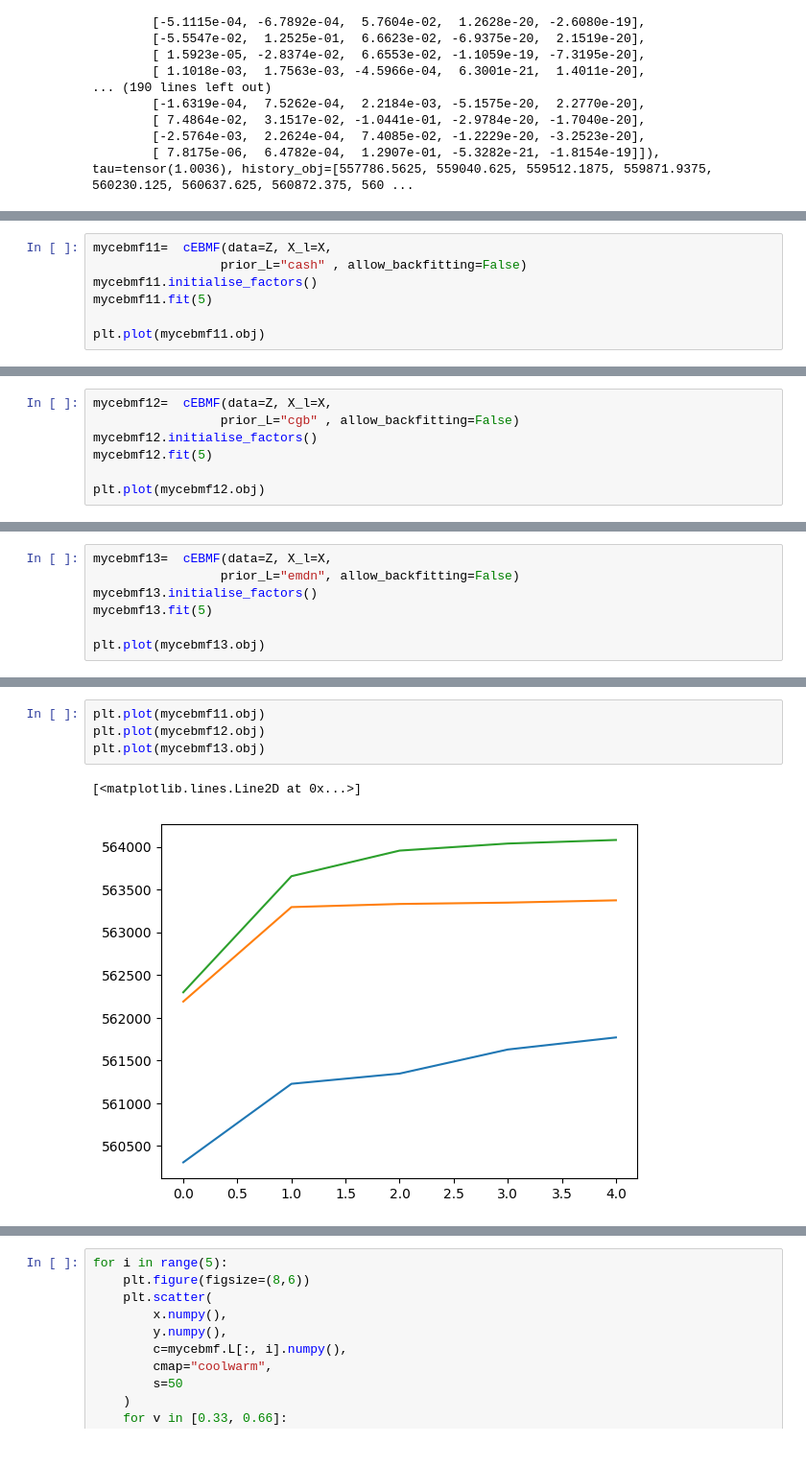
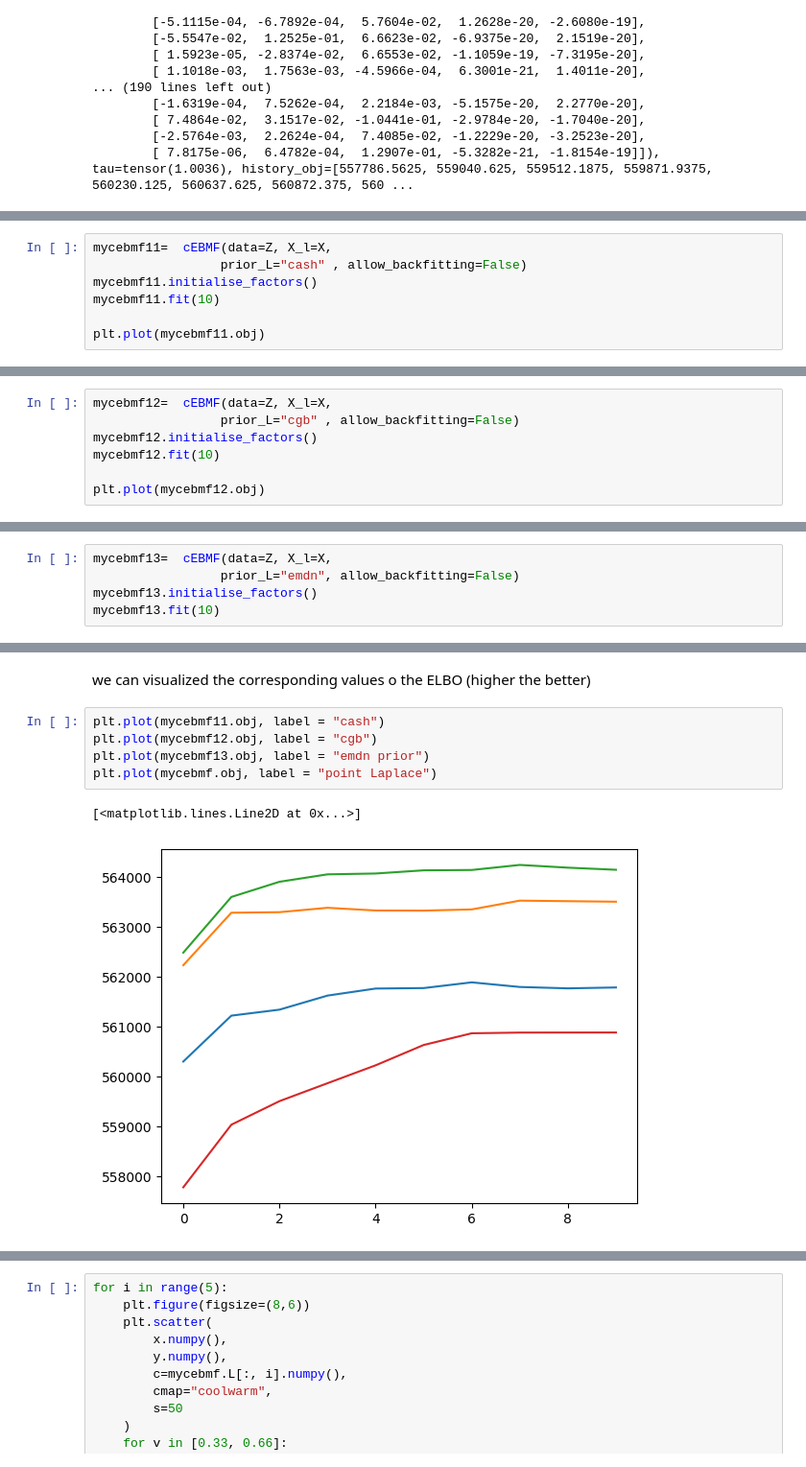
Before and after one commit to william-denault/cebmf_torch, a Jupyter notebook: examples/Tiled-clustering model.ipynb, the cells around one changed output, grey strips where cells are left out. Shown at 96% size. Drawn from its saved outputs; the diff is of its cells as text.

```diff
--- a/examples/Tiled-clustering model.ipynb
+++ b/examples/Tiled-clustering model.ipynb
@@ -163,7 +205,7 @@ Here we store the side information for the rows $L$ in the matrix $X$ that we pa
 mycebmf11=  cEBMF(data=Z, X_l=X,
                  prior_L="cash" , allow_backfitting=False)
 mycebmf11.initialise_factors()
-mycebmf11.fit(5)
+mycebmf11.fit(10)
 
 plt.plot(mycebmf11.obj)
 # %% [output]
@@ -190,7 +234,7 @@ tensor(-185.7307)
 mycebmf12=  cEBMF(data=Z, X_l=X,
                  prior_L="cgb" , allow_backfitting=False)
 mycebmf12.initialise_factors()
-mycebmf12.fit(5)
+mycebmf12.fit(10)
 
 plt.plot(mycebmf12.obj)
 # %% [output]
@@ -217,7 +263,5 @@ tensor(0.)
 mycebmf13=  cEBMF(data=Z, X_l=X,
                  prior_L="emdn", allow_backfitting=False)
 mycebmf13.initialise_factors()
-mycebmf13.fit(5)
-
-plt.plot(mycebmf13.obj)
+mycebmf13.fit(10)
 # %% [output]
@@ -243,7 +302,10 @@ tensor(-261.8208)
+# %% [markdown]
+we can visualized the corresponding values o the ELBO (higher the better)
 # %%
-plt.plot(mycebmf11.obj)
-plt.plot(mycebmf12.obj)
-plt.plot(mycebmf13.obj)
+plt.plot(mycebmf11.obj, label = "cash")
+plt.plot(mycebmf12.obj, label = "cgb")
+plt.plot(mycebmf13.obj, label = "emdn prior")
+plt.plot(mycebmf.obj, label = "point Laplace")
 # %% [output]
 [<matplotlib.lines.Line2D at 0x...>]
-[figure, old version]
+[figure, new version]
```
Also changed, not shown: parts of 23 cells of this notebook, 2 other files.
